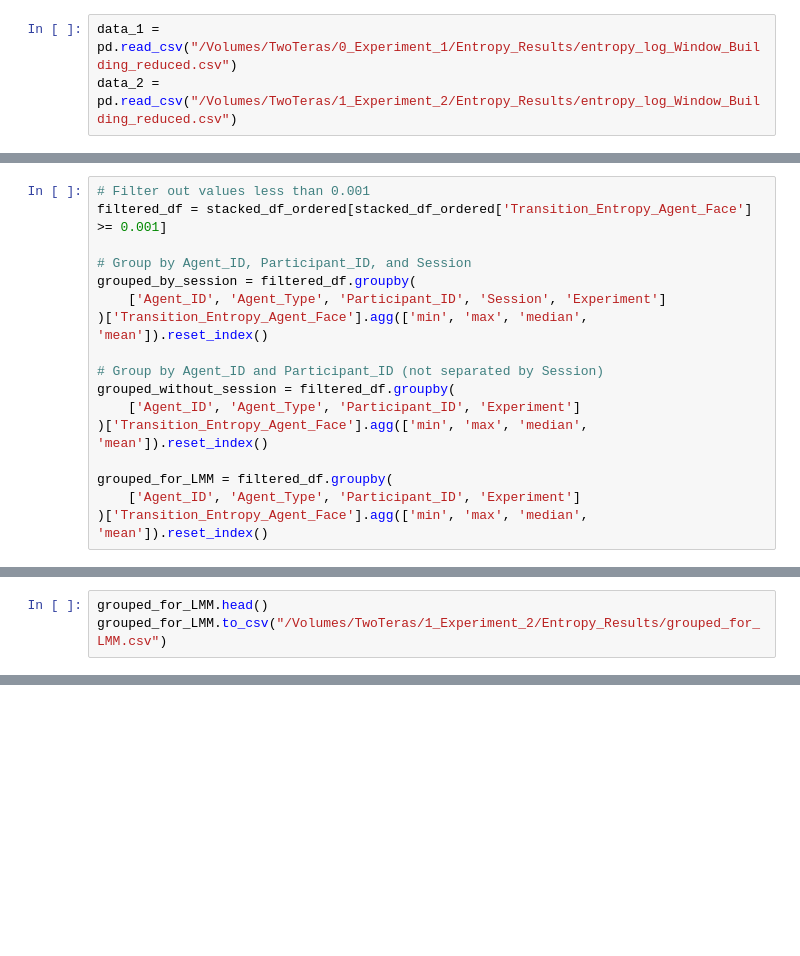
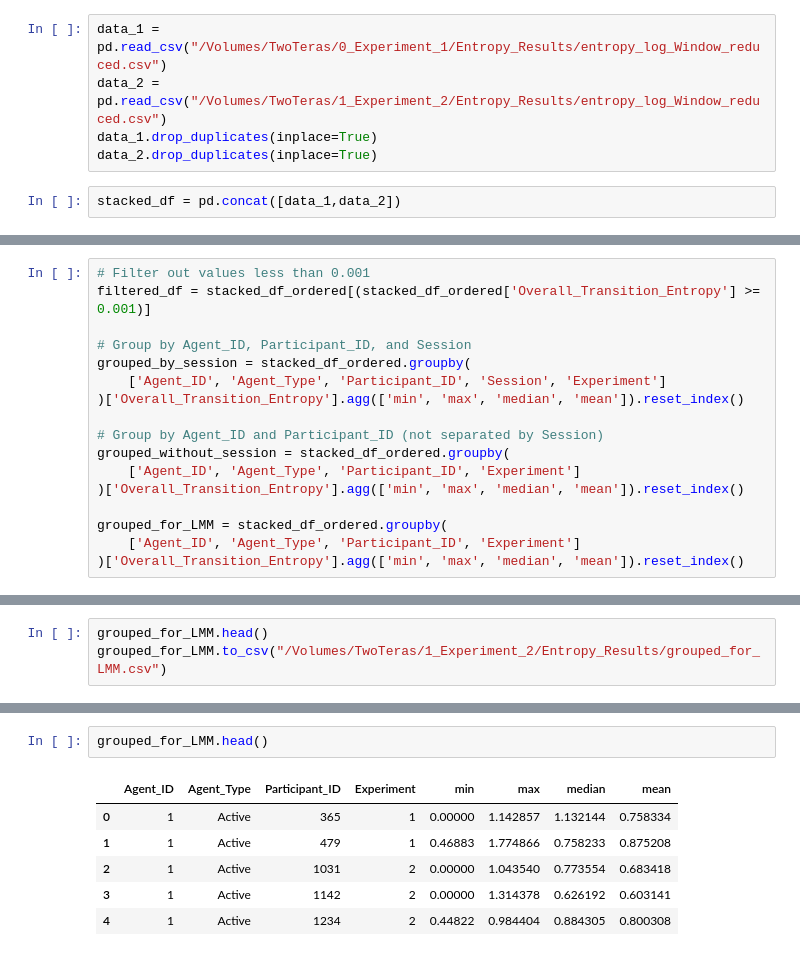
Before and after one commit to tracysanchez/Human_Agents_Impact_Nav, a Jupyter notebook: Exp2/Entropy/06_Windowed_Visualization.ipynb, the cells around one changed output, grey strips where cells are left out. Saved outputs shown, nothing was run; the diff lists cells and outputs as text; blank space fills up the shorter version.

```diff
--- a/Exp2/Entropy/06_Windowed_Visualization.ipynb
+++ b/Exp2/Entropy/06_Windowed_Visualization.ipynb
@@ -5,5 +5,9 @@ import matplotlib.pyplot as plt
 import glob
 import os
 # %%
-data_1 = pd.read_csv("/Volumes/TwoTeras/0_Experiment_1/Entropy_Results/entropy_log_Window_Building_reduced.csv")
-data_2 = pd.read_csv("/Volumes/TwoTeras/1_Experiment_2/Entropy_Results/entropy_log_Window_Building_reduced.csv")
+data_1 = pd.read_csv("/Volumes/TwoTeras/0_Experiment_1/Entropy_Results/entropy_log_Window_reduced.csv")
+data_2 = pd.read_csv("/Volumes/TwoTeras/1_Experiment_2/Entropy_Results/entropy_log_Window_reduced.csv")
+data_1.drop_duplicates(inplace=True)
+data_2.drop_duplicates(inplace=True)
+# %%
+stacked_df = pd.concat([data_1,data_2])
@@ -24,17 +58,17 @@ sns.catplot(x='Encounter_Order', y='Transition_Entropy_Agent_Face', hue='Experim
 # %%
 # Filter out values less than 0.001
-filtered_df = stacked_df_ordered[stacked_df_ordered['Transition_Entropy_Agent_Face'] >= 0.001]
+filtered_df = stacked_df_ordered[(stacked_df_ordered['Overall_Transition_Entropy'] >= 0.001)]
 
 # Group by Agent_ID, Participant_ID, and Session
-grouped_by_session = filtered_df.groupby(
+grouped_by_session = stacked_df_ordered.groupby(
     ['Agent_ID', 'Agent_Type', 'Participant_ID', 'Session', 'Experiment']
-)['Transition_Entropy_Agent_Face'].agg(['min', 'max', 'median', 'mean']).reset_index()
+)['Overall_Transition_Entropy'].agg(['min', 'max', 'median', 'mean']).reset_index()
 
 # Group by Agent_ID and Participant_ID (not separated by Session)
-grouped_without_session = filtered_df.groupby(
+grouped_without_session = stacked_df_ordered.groupby(
     ['Agent_ID', 'Agent_Type', 'Participant_ID', 'Experiment']
-)['Transition_Entropy_Agent_Face'].agg(['min', 'max', 'median', 'mean']).reset_index()
+)['Overall_Transition_Entropy'].agg(['min', 'max', 'median', 'mean']).reset_index()
 
-grouped_for_LMM = filtered_df.groupby(
+grouped_for_LMM = stacked_df_ordered.groupby(
     ['Agent_ID', 'Agent_Type', 'Participant_ID', 'Experiment']
-)['Transition_Entropy_Agent_Face'].agg(['min', 'max', 'median', 'mean']).reset_index()
+)['Overall_Transition_Entropy'].agg(['min', 'max', 'median', 'mean']).reset_index()
@@ -44,3 +96,12 @@ grouped_for_LMM.to_csv("/Volumes/TwoTeras/1_Experiment_2/Entropy_Results/grouped
+# %%
+grouped_for_LMM.head()
+# %% [output]
+|  | Agent_ID | Agent_Type | Participant_ID | Experiment | min | max | median | mean |
+| 0 | 1 | Active | 365 | 1 | 0.00000 | 1.142857 | 1.132144 | 0.758334 |
+| 1 | 1 | Active | 479 | 1 | 0.46883 | 1.774866 | 0.758233 | 0.875208 |
+| 2 | 1 | Active | 1031 | 2 | 0.00000 | 1.043540 | 0.773554 | 0.683418 |
+| 3 | 1 | Active | 1142 | 2 | 0.00000 | 1.314378 | 0.626192 | 0.603141 |
+| 4 | 1 | Active | 1234 | 2 | 0.44822 | 0.984404 | 0.884305 | 0.800308 |
 # %%
 # Generate a palette with two colors, one for each experiment
 experiment_palette = sns.color_palette("YlGnBu", 2)
```
Also changed, not shown: parts of 11 cells of this notebook, 7 other files.
